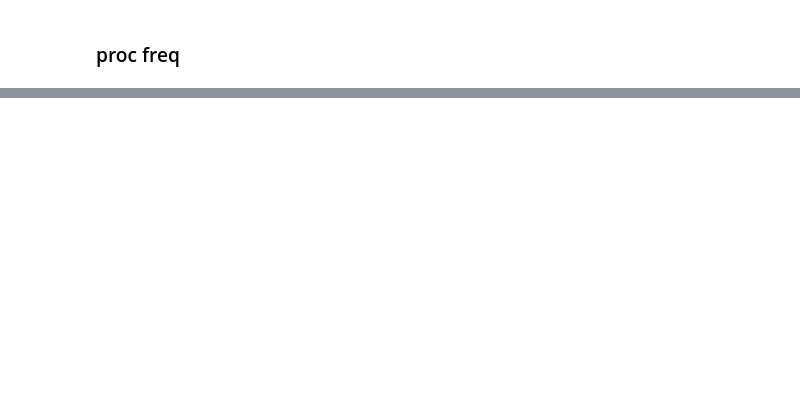
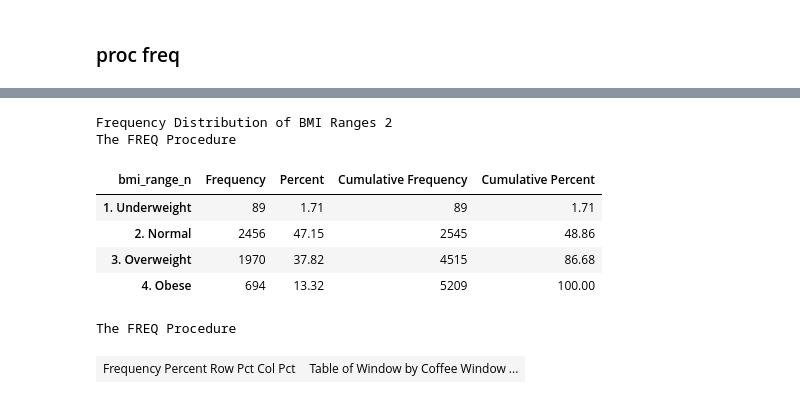
Before and after one commit to 0xdomyz/sas_collection, a Jupyter notebook: proc_data/proc_freq.ipynb, the cells around one changed output, grey strips where cells are left out. Drawn from its saved outputs; the diff is of its cells as text; code cells hidden in the pictures; blank space fills up the shorter version.

```diff
--- a/proc_data/proc_freq.ipynb
+++ b/proc_data/proc_freq.ipynb
@@ -40,0 +77,27 @@ df
+# %%
+
+sas.submitLST(f"""
+proc freq data=bmi_groups;
+    tables bmi_range_n;
+    title "Frequency Distribution of BMI Ranges 2";
+run;
+title;
+""")
+# %% [output]
+Frequency Distribution of BMI Ranges 2
+The FREQ Procedure
+| bmi_range_n | Frequency | Percent | Cumulative Frequency | Cumulative Percent |
+| 1. Underweight | 89 | 1.71 | 89 | 1.71 |
+| 2. Normal | 2456 | 47.15 | 2545 | 48.86 |
+| 3. Overweight | 1970 | 37.82 | 4515 | 86.68 |
+| 4. Obese | 694 | 13.32 | 5209 | 100.00 |
+# %%
+# tables interaction of 2 vars
+sas.submitLST(f"""
+PROC FREQ DATA = orders;
+    TABLES Window * Coffee;
+RUN;
+""")
+# %% [output]
+The FREQ Procedure
+| Frequency Percent Row Pct Col Pct | Table of Window by Coffee Window ... |
```
Also changed, not shown: parts of 13 cells of this notebook, 1 other file.
